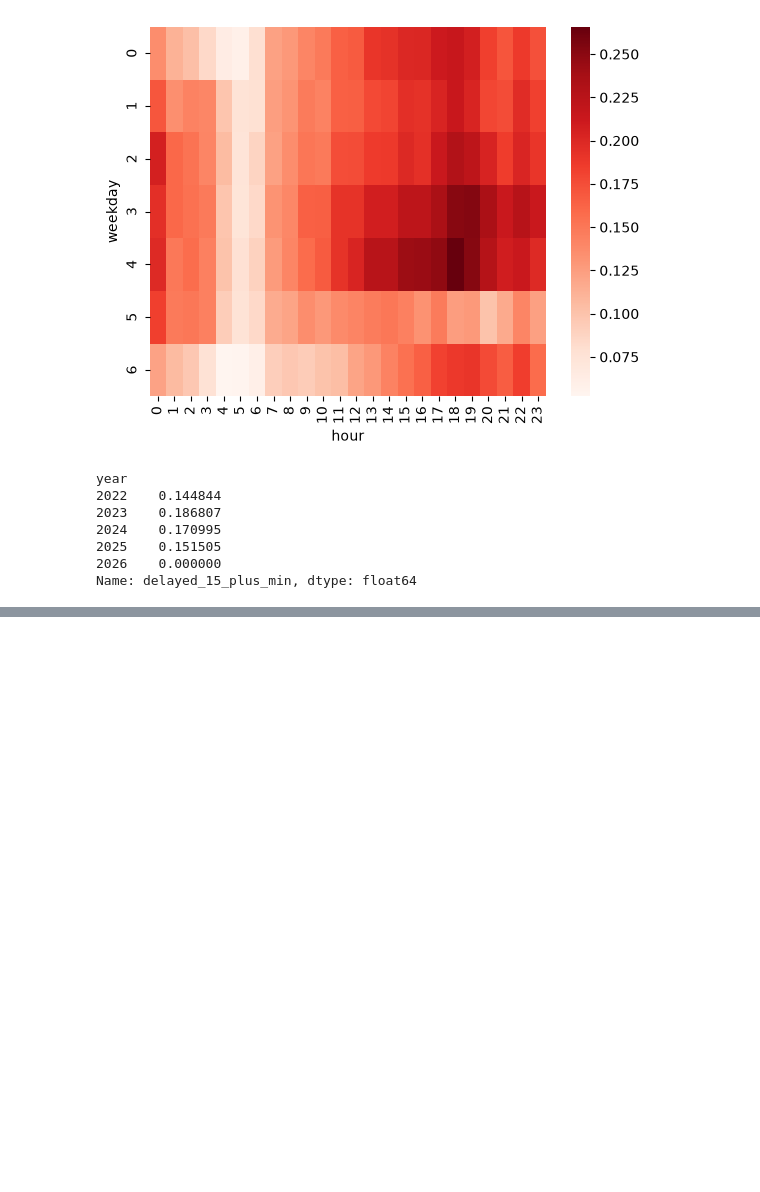
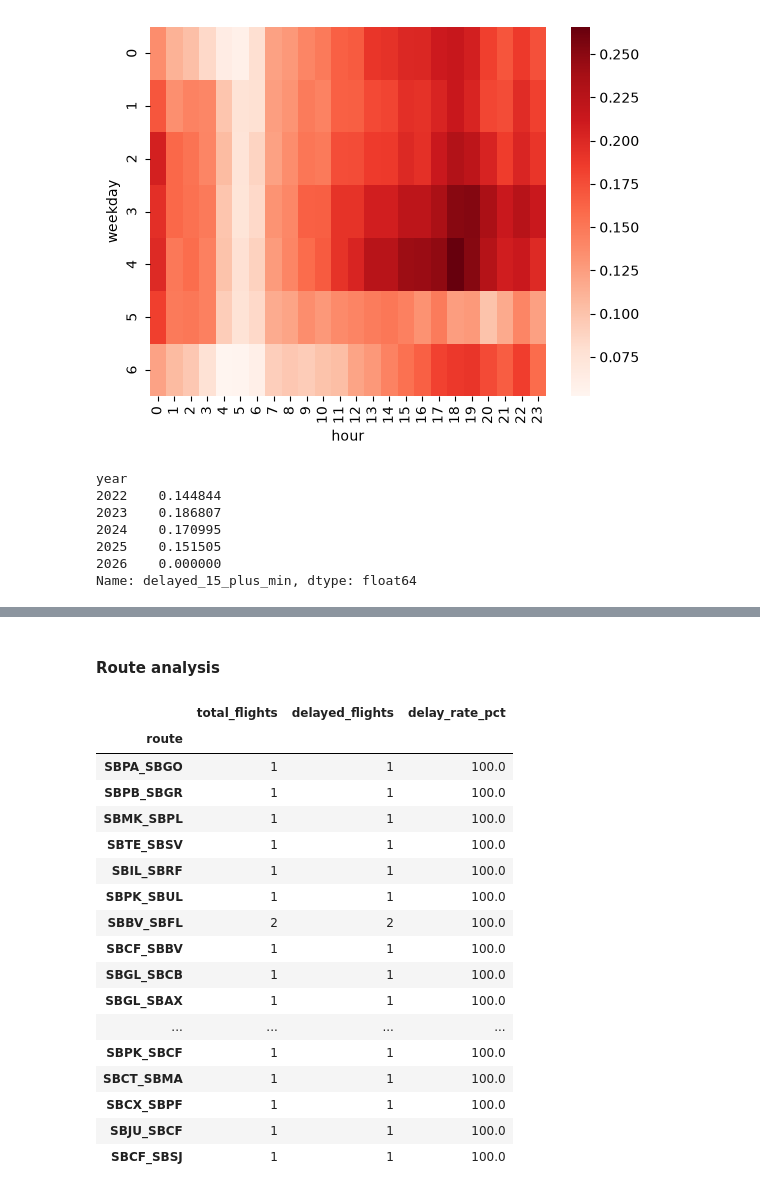
Before and after one commit to LuisHBeck/flight-risk, a Jupyter notebook: notebooks/luishbeck.ipynb, the cells around one changed output, grey strips where cells are left out. Drawn from its saved outputs; the diff is of its cells as text; code cells hidden in the pictures; blank space fills up the shorter version.

```diff
--- a/notebooks/luishbeck.ipynb
+++ b/notebooks/luishbeck.ipynb
@@ -534,0 +760,36 @@ Name: delayed_15_plus_min, dtype: float64
+# %% [markdown]
+#### Route analysis
+# %%
+data_delay["route"] = data_delay["origin_icao"] + "_" + data_delay["destination_icao"]
+# %%
+route_delay = (
+    data_delay
+    .groupby("route")
+    .agg(
+        total_flights=("delayed_15_plus_min", "size"),
+        delayed_flights=("delayed_15_plus_min", "sum"),
+        delay_rate_pct=("delayed_15_plus_min", lambda x: x.mean() * 100)
+    )
+    .sort_values("delay_rate_pct", ascending=False)
+)
+
+route_delay.head(20)
+# %% [output]
+|  | total_flights | delayed_flights | delay_rate_pct |
+| route |  |  |  |
+| SBPA_SBGO | 1 | 1 | 100.0 |
+| SBPB_SBGR | 1 | 1 | 100.0 |
+| SBMK_SBPL | 1 | 1 | 100.0 |
+| SBTE_SBSV | 1 | 1 | 100.0 |
+| SBIL_SBRF | 1 | 1 | 100.0 |
+| SBPK_SBUL | 1 | 1 | 100.0 |
+| SBBV_SBFL | 2 | 2 | 100.0 |
+| SBCF_SBBV | 1 | 1 | 100.0 |
+| SBGL_SBCB | 1 | 1 | 100.0 |
+| SBGL_SBAX | 1 | 1 | 100.0 |
+| ... | ... | ... | ... |
+| SBPK_SBCF | 1 | 1 | 100.0 |
+| SBCT_SBMA | 1 | 1 | 100.0 |
+| SBCX_SBPF | 1 | 1 | 100.0 |
+| SBJU_SBCF | 1 | 1 | 100.0 |
+| SBCF_SBSJ | 1 | 1 | 100.0 |
```
Also changed, not shown: parts of 24 cells of this notebook.
